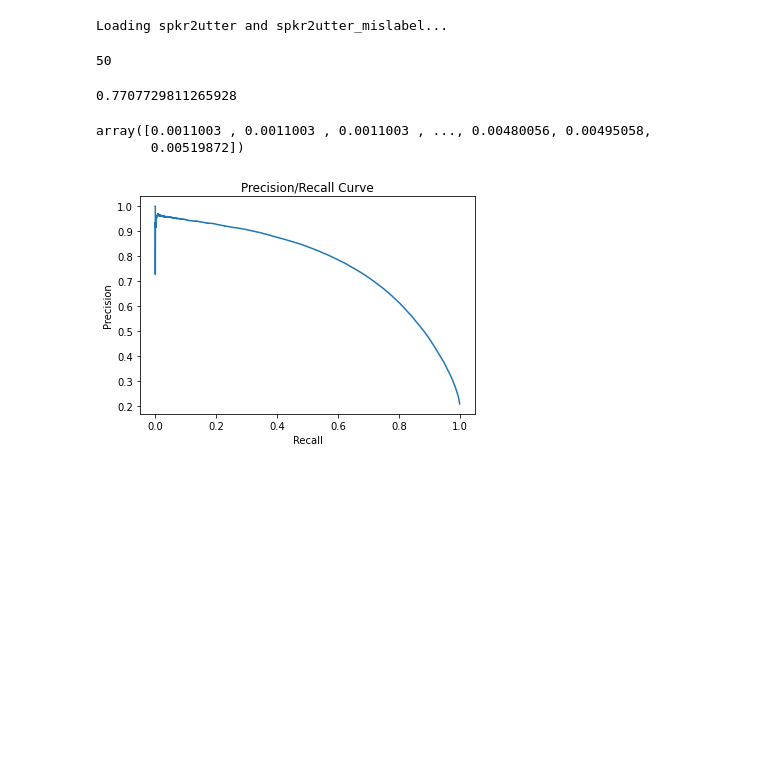
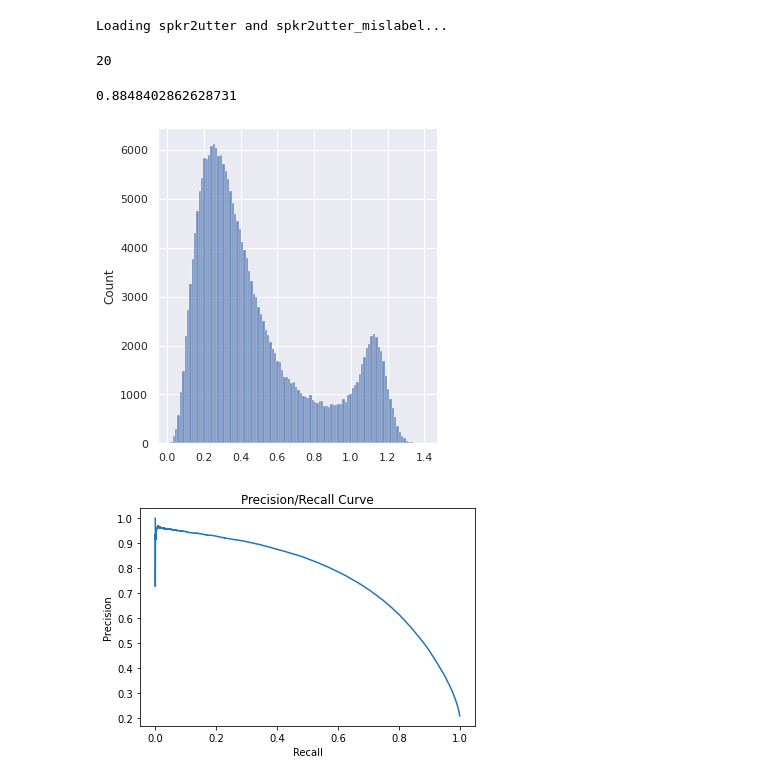
Before and after one commit to a43992899/NoisySpeakerDetection, a Jupyter notebook: Permute/GE2E/noisy_label_detection.ipynb, the cells around one changed output. Drawn from its saved outputs; the diff is of its cells as text; code cells hidden in the pictures; blank space fills up the shorter version.

Commit message:
support loading criterion, plot distribution

```diff
--- a/Permute/GE2E/noisy_label_detection.ipynb
+++ b/Permute/GE2E/noisy_label_detection.ipynb
@@ -82,6 +82,8 @@ for batch_id, (mel_db_batch, labels, is_noisy, utterance_ids) in enumerate(tqdm(
     cos_sim = get_cossim(embeddings, centroid, cos)
     ypreds.extend((1 - cos_sim).reshape(-1).cpu().detach().numpy().tolist())
     ylabels.extend(is_noisy.reshape(-1).cpu().detach().numpy().tolist())
+    if batch_id == 500:
+        break
 # %% [output]
 Loading spkr2utter and spkr2utter_mislabel...
 # %%
@@ -93,17 +95,18 @@ ylabels = np.array(ylabels)
 selected_ypreds = ypreds[np.argsort(ypreds)[-int(len(ypreds) * noise_level / 100):]]
 selected_ylabels = ylabels[np.argsort(ypreds)[-int(len(ypreds) * noise_level / 100):]]
 # %% [output]
-50
+20
 # %%
 # compute precision
 selected_ylabels.sum() / len(selected_ylabels)
 # %% [output]
-0.7707729811265928
+0.8848402862628731
-# %%
-selected_ypreds
-# %% [output]
-array([0.0011003 , 0.0011003 , 0.0011003 , ..., 0.00480056, 0.00495058,
-       0.00519872])
+# %%
+import seaborn as sns
+sns.set()
+ax = sns.displot(ypreds)
+# %% [output]
+[figure, added]
 # %%
 import matplotlib
 import matplotlib.pyplot as plt
```
Also changed, not shown: parts of 1 cell of this notebook, 4 other files.
